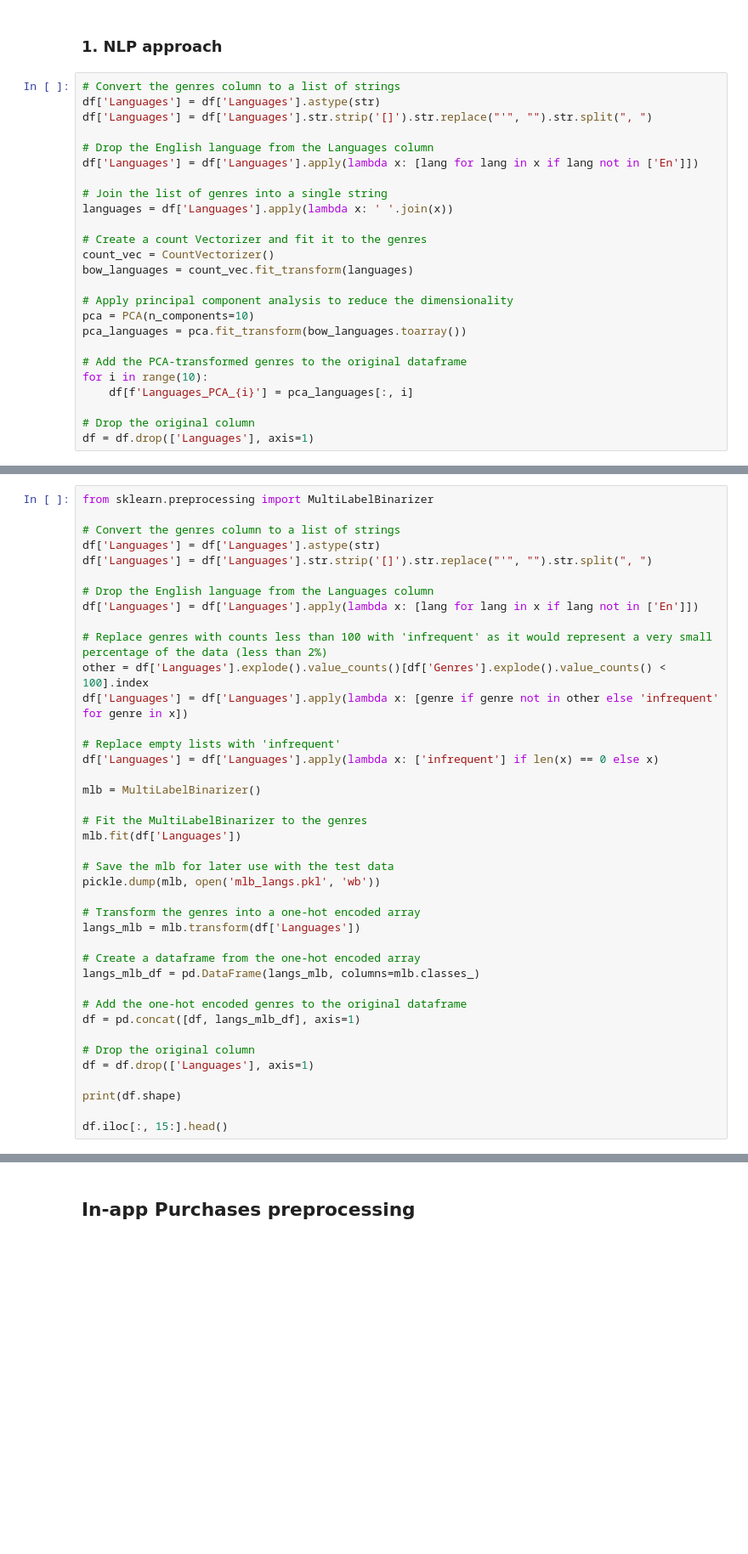
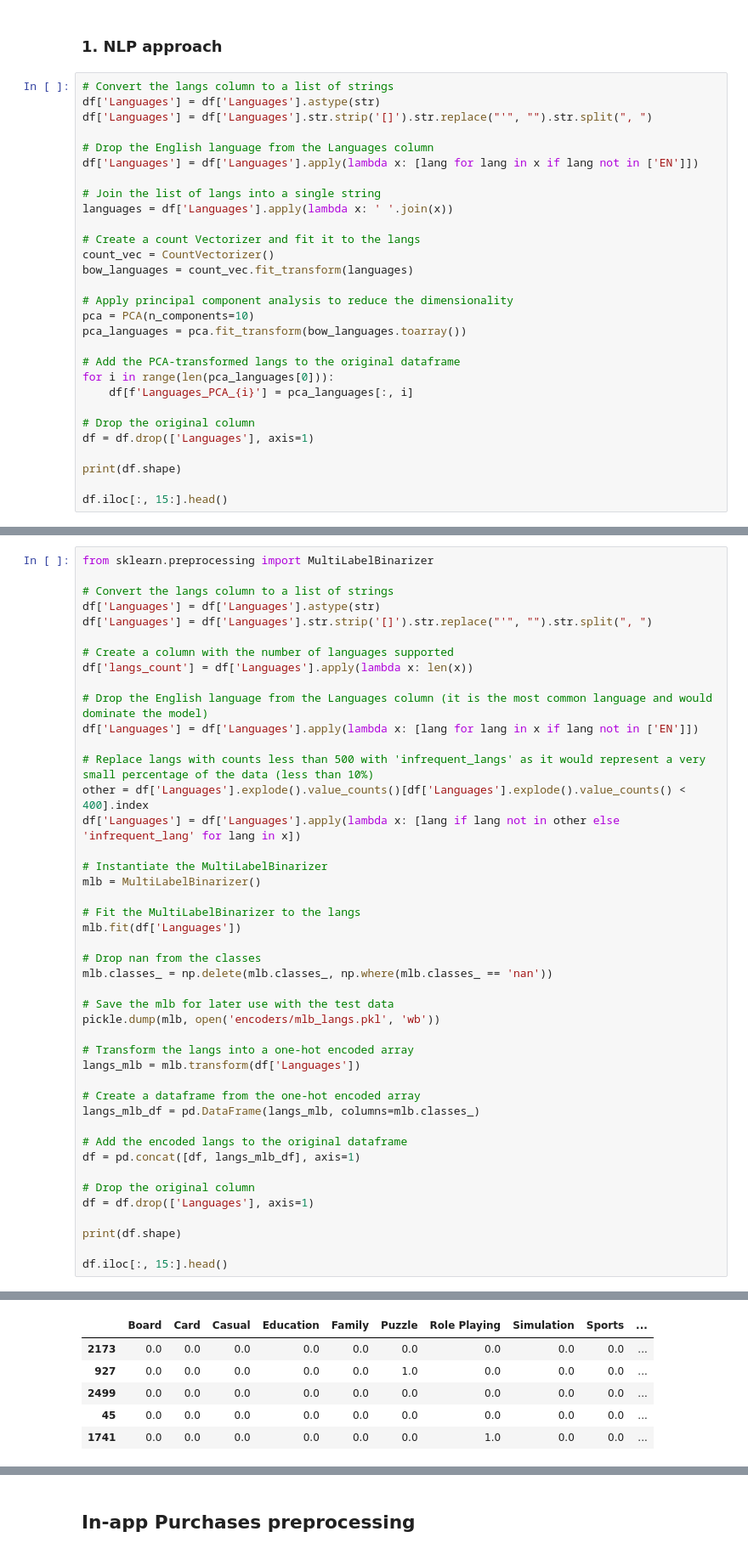
Before and after one commit to yusufnasserdev/games-rating-model, a Jupyter notebook: Phase1/preprocessing.ipynb, the cells around one changed output, grey strips where cells are left out. Shown at 85% size. Cells and saved outputs as stored; diff of their text form; blank space fills up the shorter version.

```diff
--- a/Phase1/preprocessing.ipynb
+++ b/Phase1/preprocessing.ipynb
@@ -183,17 +215,17 @@ df.iloc[:, 15:].head()
 # %% [markdown]
 ### 1. NLP approach
 # %%
-# Convert the genres column to a list of strings
+# Convert the langs column to a list of strings
 df['Languages'] = df['Languages'].astype(str)
 df['Languages'] = df['Languages'].str.strip('[]').str.replace("'", "").str.split(", ")
 
 # Drop the English language from the Languages column
-df['Languages'] = df['Languages'].apply(lambda x: [lang for lang in x if lang not in ['En']])
+df['Languages'] = df['Languages'].apply(lambda x: [lang for lang in x if lang not in ['EN']])
 
-# Join the list of genres into a single string
+# Join the list of langs into a single string
 languages = df['Languages'].apply(lambda x: ' '.join(x))
 
-# Create a count Vectorizer and fit it to the genres
+# Create a count Vectorizer and fit it to the langs
 count_vec = CountVectorizer()
 bow_languages = count_vec.fit_transform(languages)
 
@@ -201,9 +233,13 @@ bow_languages = count_vec.fit_transform(languages)
 pca = PCA(n_components=10)
 pca_languages = pca.fit_transform(bow_languages.toarray())
 
-# Add the PCA-transformed genres to the original dataframe
-for i in range(10):
+# Add the PCA-transformed langs to the original dataframe
+for i in range(len(pca_languages[0])):
     df[f'Languages_PCA_{i}'] = pca_languages[:, i]
 
 # Drop the original column
 df = df.drop(['Languages'], axis=1)
+
+print(df.shape)
+
+df.iloc[:, 15:].head()
@@ -212,35 +280,39 @@ df = df.drop(['Languages'], axis=1)
 # %%
 from sklearn.preprocessing import MultiLabelBinarizer
 
-# Convert the genres column to a list of strings
+# Convert the langs column to a list of strings
 df['Languages'] = df['Languages'].astype(str)
 df['Languages'] = df['Languages'].str.strip('[]').str.replace("'", "").str.split(", ")
 
-# Drop the English language from the Languages column
-df['Languages'] = df['Languages'].apply(lambda x: [lang for lang in x if lang not in ['En']])
+# Create a column with the number of languages supported
+df['langs_count'] = df['Languages'].apply(lambda x: len(x))
 
-# Replace genres with counts less than 100 with 'infrequent' as it would represent a very small percentage of the data (less than 2%)
-other = df['Languages'].explode().value_counts()[df['Genres'].explode().value_counts() < 100].index
-df['Languages'] = df['Languages'].apply(lambda x: [genre if genre not in other else 'infrequent' for genre in x])
+# Drop the English language from the Languages column (it is the most common language and would dominate the model)
+df['Languages'] = df['Languages'].apply(lambda x: [lang for lang in x if lang not in ['EN']])
 
-# Replace empty lists with 'infrequent'
-df['Languages'] = df['Languages'].apply(lambda x: ['infrequent'] if len(x) == 0 else x)
+# Replace langs with counts less than 500 with 'infrequent_langs' as it would represent a very small percentage of the data (less than 10%)
+other = df['Languages'].explode().value_counts()[df['Languages'].explode().value_counts() < 400].index
+df['Languages'] = df['Languages'].apply(lambda x: [lang if lang not in other else 'infrequent_lang' for lang in x])
 
+# Instantiate the MultiLabelBinarizer
 mlb = MultiLabelBinarizer()
 
-# Fit the MultiLabelBinarizer to the genres
+# Fit the MultiLabelBinarizer to the langs
 mlb.fit(df['Languages'])
 
+# Drop nan from the classes
+mlb.classes_ = np.delete(mlb.classes_, np.where(mlb.classes_ == 'nan'))
+
 # Save the mlb for later use with the test data
-pickle.dump(mlb, open('mlb_langs.pkl', 'wb'))
+pickle.dump(mlb, open('encoders/mlb_langs.pkl', 'wb'))
 
-# Transform the genres into a one-hot encoded array
+# Transform the langs into a one-hot encoded array
 langs_mlb = mlb.transform(df['Languages'])
 
 # Create a dataframe from the one-hot encoded array
 langs_mlb_df = pd.DataFrame(langs_mlb, columns=mlb.classes_)
 
-# Add the one-hot encoded genres to the original dataframe
+# Add the encoded langs to the original dataframe
 df = pd.concat([df, langs_mlb_df], axis=1)
 
 # Drop the original column
@@ -249,3 +321,4 @@ df = df.drop(['Languages'], axis=1)
 print(df.shape)
 
 df.iloc[:, 15:].head()
+# %% [output]
@@ -251,0 +326,6 @@ df.iloc[:, 15:].head()
+|  | Board | Card | Casual | Education | Family | Puzzle | Role Playing | Simulation | Sports | ... |
+| 2173 | 0.0 | 0.0 | 0.0 | 0.0 | 0.0 | 0.0 | 0.0 | 0.0 | 0.0 | ... |
+| 927 | 0.0 | 0.0 | 0.0 | 0.0 | 0.0 | 1.0 | 0.0 | 0.0 | 0.0 | ... |
+| 2499 | 0.0 | 0.0 | 0.0 | 0.0 | 0.0 | 0.0 | 0.0 | 0.0 | 0.0 | ... |
+| 45 | 0.0 | 0.0 | 0.0 | 0.0 | 0.0 | 0.0 | 0.0 | 0.0 | 0.0 | ... |
+| 1741 | 0.0 | 0.0 | 0.0 | 0.0 | 0.0 | 0.0 | 1.0 | 0.0 | 0.0 | ... |
```
Also changed, not shown: parts of 25 cells of this notebook, 5 other files.
